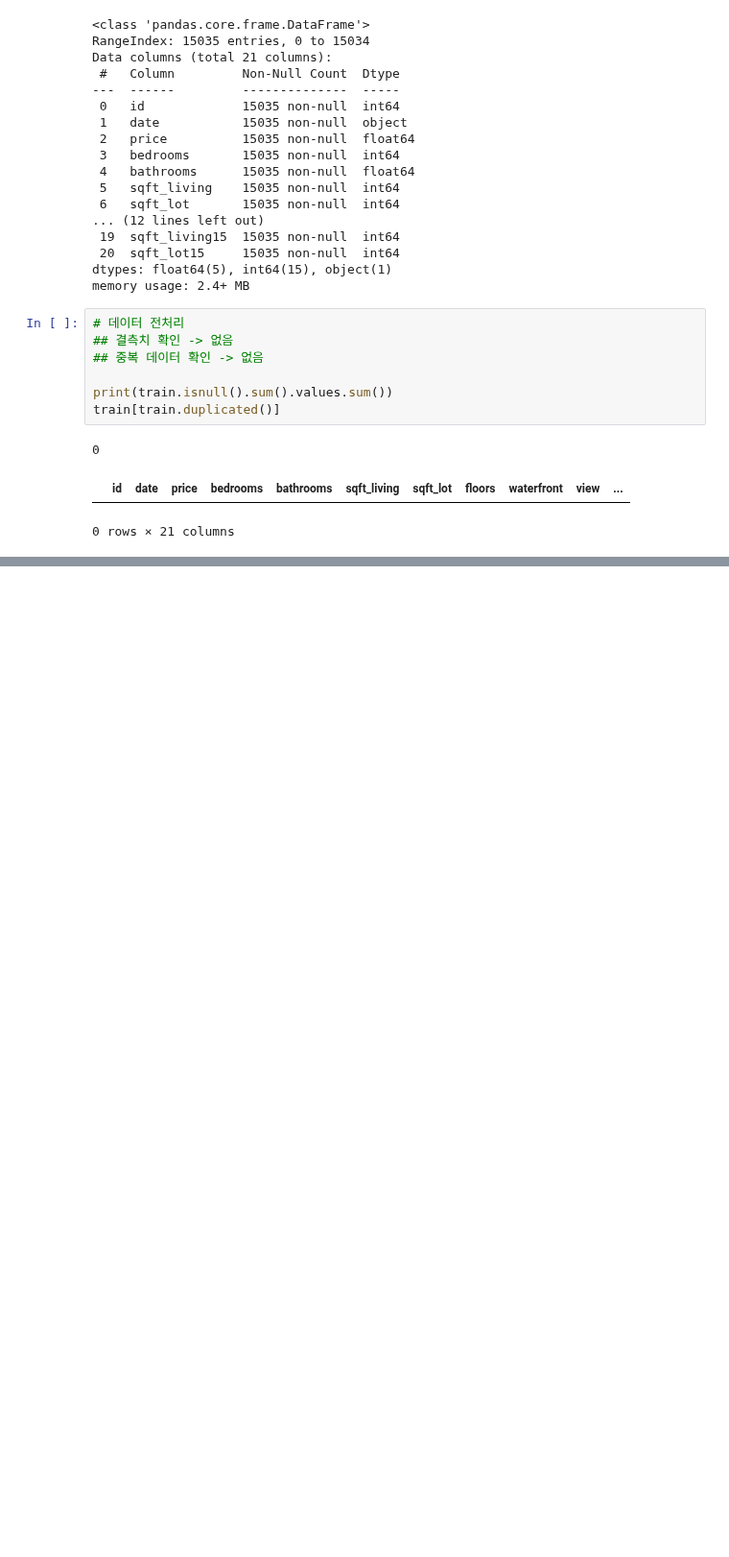
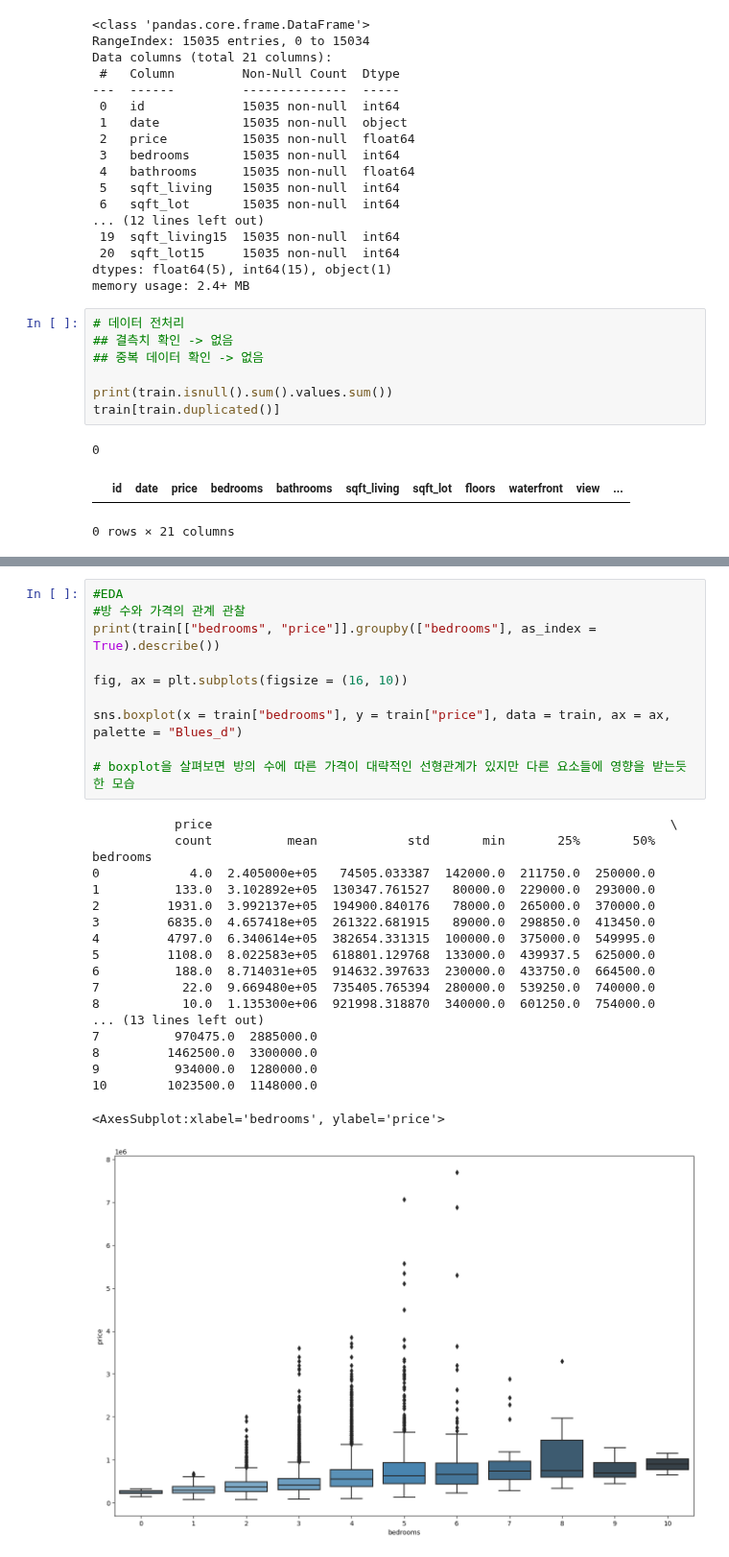
Before and after one commit to dominhok/AIFFEL_quest_rs_csw, a Jupyter notebook: Exploration/Ex02/2019KaKR_PricePrediction.ipynb, the cells around one changed output, grey strips where cells are left out. Shown at 96% size. Saved outputs shown, nothing was run; the diff lists cells and outputs as text; blank space fills up the shorter version.

```diff
--- a/Exploration/Ex02/2019KaKR_PricePrediction.ipynb
+++ b/Exploration/Ex02/2019KaKR_PricePrediction.ipynb
@@ -182,0 +168,30 @@ Remaining rows after outlier removal: (14938, 20)
+# %%
+#EDA
+#방 수와 가격의 관계 관찰
+print(train[["bedrooms", "price"]].groupby(["bedrooms"], as_index = True).describe())
+
+fig, ax = plt.subplots(figsize = (16, 10))
+
+sns.boxplot(x = train["bedrooms"], y = train["price"], data = train, ax = ax, palette = "Blues_d")
+
+# boxplot을 살펴보면 방의 수에 따른 가격이 대략적인 선형관계가 있지만 다른 요소들에 영향을 받는듯한 모습
+# %% [output]
+           price                                                             \
+           count          mean            std       min       25%       50%
+bedrooms
+0            4.0  2.405000e+05   74505.033387  142000.0  211750.0  250000.0
+1          133.0  3.102892e+05  130347.761527   80000.0  229000.0  293000.0
+2         1931.0  3.992137e+05  194900.840176   78000.0  265000.0  370000.0
+3         6835.0  4.657418e+05  261322.681915   89000.0  298850.0  413450.0
+4         4797.0  6.340614e+05  382654.331315  100000.0  375000.0  549995.0
+5         1108.0  8.022583e+05  618801.129768  133000.0  439937.5  625000.0
+6          188.0  8.714031e+05  914632.397633  230000.0  433750.0  664500.0
+7           22.0  9.669480e+05  735405.765394  280000.0  539250.0  740000.0
+8           10.0  1.135300e+06  921998.318870  340000.0  601250.0  754000.0
+... (13 lines left out)
+7          970475.0  2885000.0
+8         1462500.0  3300000.0
+9          934000.0  1280000.0
+10        1023500.0  1148000.0
+<AxesSubplot:xlabel='bedrooms', ylabel='price'>
+[figure, added]
```
Also changed, not shown: parts of 32 cells of this notebook, 15 other files.
